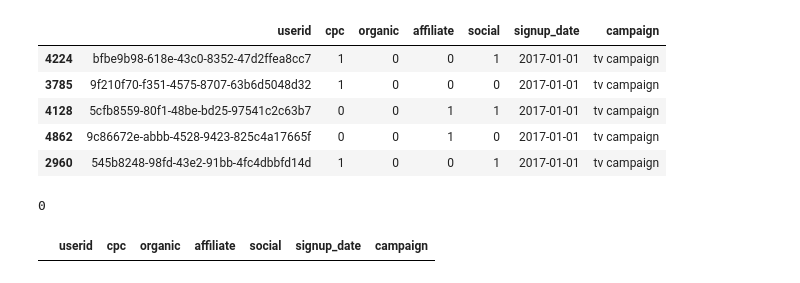
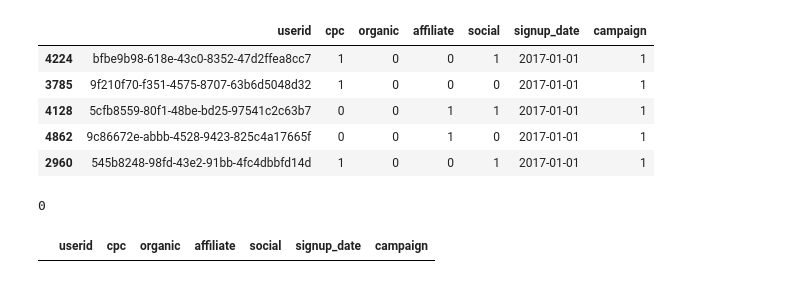
Before and after one commit to xinnyp/marketing_analysis, a Jupyter notebook: campaign_analysis.ipynb, the cells around one changed output. Cells and saved outputs as stored; diff of their text form; code cells hidden in the pictures.

```diff
--- a/campaign_analysis.ipynb
+++ b/campaign_analysis.ipynb
@@ -13,18 +13,18 @@ user_signup_df = pd.read_csv('user_signup_data.csv', parse_dates=['signup_date']
 # %%
 #merge the two datasets on signup date
 merged = pd.merge(user_signup_df, tv_campaigns_df, left_on='signup_date',
                   right_on='date', how='left')
-merged['campaign'] = merged['campaign'].fillna('no campaign')
+merged['campaign'] = merged['campaign'].fillna(0).replace('tv campaign', 1)
 merged = merged.drop('date', axis=1)
 merged = merged.sort_values(by='signup_date')
 merged.head()
 # %% [output]
 |  | userid | cpc | organic | affiliate | social | signup_date | campaign |
-| 4224 | bfbe9b98-618e-43c0-8352-47d2ffea8cc7 | 1 | 0 | 0 | 1 | 2017-01-01 | tv campaign |
-| 3785 | 9f210f70-f351-4575-8707-63b6d5048d32 | 1 | 0 | 0 | 0 | 2017-01-01 | tv campaign |
-| 4128 | 5cfb8559-80f1-48be-bd25-97541c2c63b7 | 0 | 0 | 1 | 1 | 2017-01-01 | tv campaign |
-| 4862 | 9c86672e-abbb-4528-9423-825c4a17665f | 0 | 0 | 1 | 0 | 2017-01-01 | tv campaign |
-| 2960 | 545b8248-98fd-43e2-91bb-4fc4dbbfd14d | 1 | 0 | 0 | 1 | 2017-01-01 | tv campaign |
+| 4224 | bfbe9b98-618e-43c0-8352-47d2ffea8cc7 | 1 | 0 | 0 | 1 | 2017-01-01 | 1 |
+| 3785 | 9f210f70-f351-4575-8707-63b6d5048d32 | 1 | 0 | 0 | 0 | 2017-01-01 | 1 |
+| 4128 | 5cfb8559-80f1-48be-bd25-97541c2c63b7 | 0 | 0 | 1 | 1 | 2017-01-01 | 1 |
+| 4862 | 9c86672e-abbb-4528-9423-825c4a17665f | 0 | 0 | 1 | 0 | 2017-01-01 | 1 |
+| 2960 | 545b8248-98fd-43e2-91bb-4fc4dbbfd14d | 1 | 0 | 0 | 1 | 2017-01-01 | 1 |
 # %%
 # checking for duplicated userids - no repeats
 merged.duplicated(subset='userid').sum()
```
Also changed, not shown: parts of 12 cells of this notebook, 1 other file.
